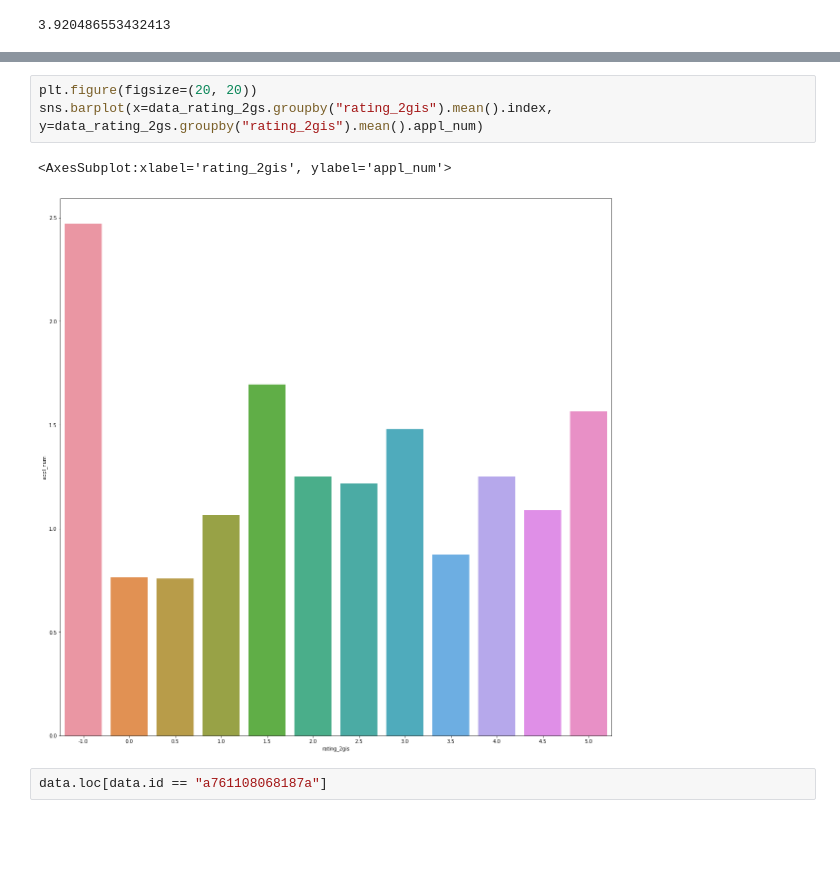
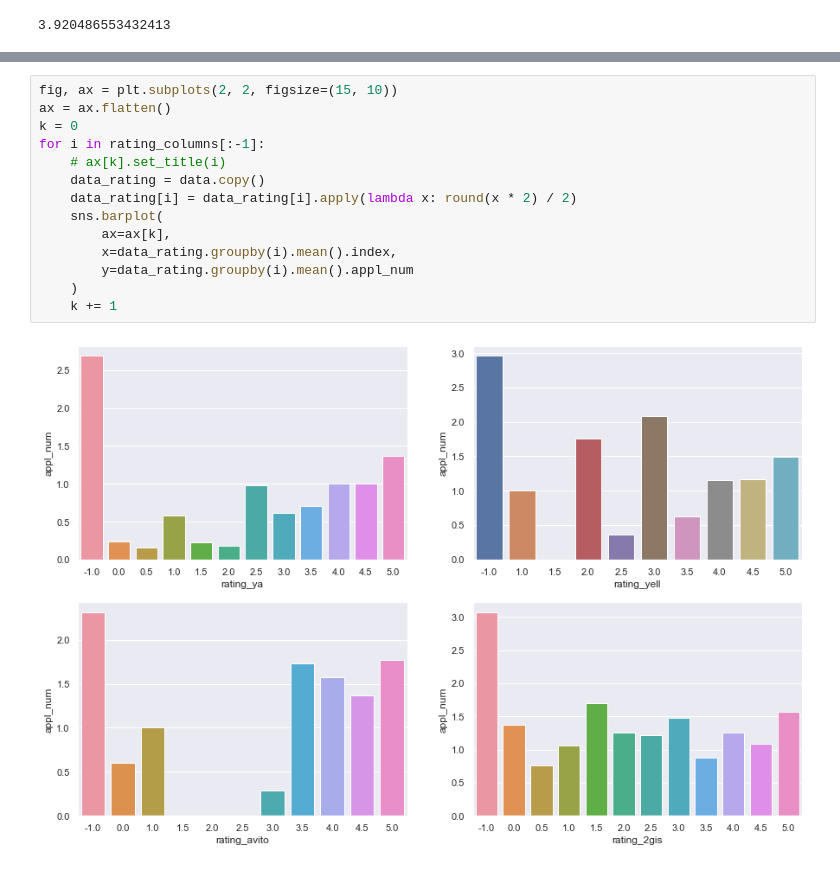
Before and after one commit to D1ffic00lt/dano-olympiad-final-stage, a Jupyter notebook: d1ffic00lt/main.ipynb, the cells around one changed output, grey strips where cells are left out. Cells and saved outputs as stored; diff of their text form; blank space fills up the shorter version.

```diff
--- a/d1ffic00lt/main.ipynb
+++ b/d1ffic00lt/main.ipynb
@@ -401,8 +371,16 @@ data_rating_2gs.groupby("rating_2gis").mean()
-# %%
-plt.figure(figsize=(20, 20))
-sns.barplot(x=data_rating_2gs.groupby("rating_2gis").mean().index, y=data_rating_2gs.groupby("rating_2gis").mean().appl_num)
-# %% [output]
-<AxesSubplot:xlabel='rating_2gis', ylabel='appl_num'>
-[figure, removed]
-# %%
-data.loc[data.id == "a761108068187a"]
+# %%
+fig, ax = plt.subplots(2, 2, figsize=(15, 10))
+ax = ax.flatten()
+k = 0
+for i in rating_columns[:-1]:
+    # ax[k].set_title(i)
+    data_rating = data.copy()
+    data_rating[i] = data_rating[i].apply(lambda x: round(x * 2) / 2)
+    sns.barplot(
+        ax=ax[k],
+        x=data_rating.groupby(i).mean().index,
+        y=data_rating.groupby(i).mean().appl_num
+    )
+    k += 1
+# %% [output]
+[figure, added]
```
Also changed, not shown: parts of 17 cells of this notebook, 1 other file.
